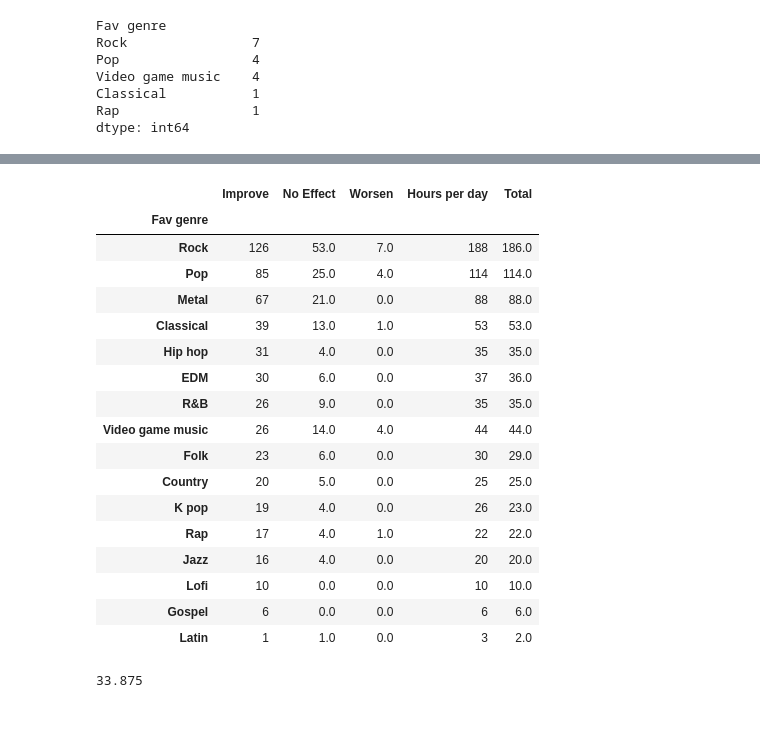
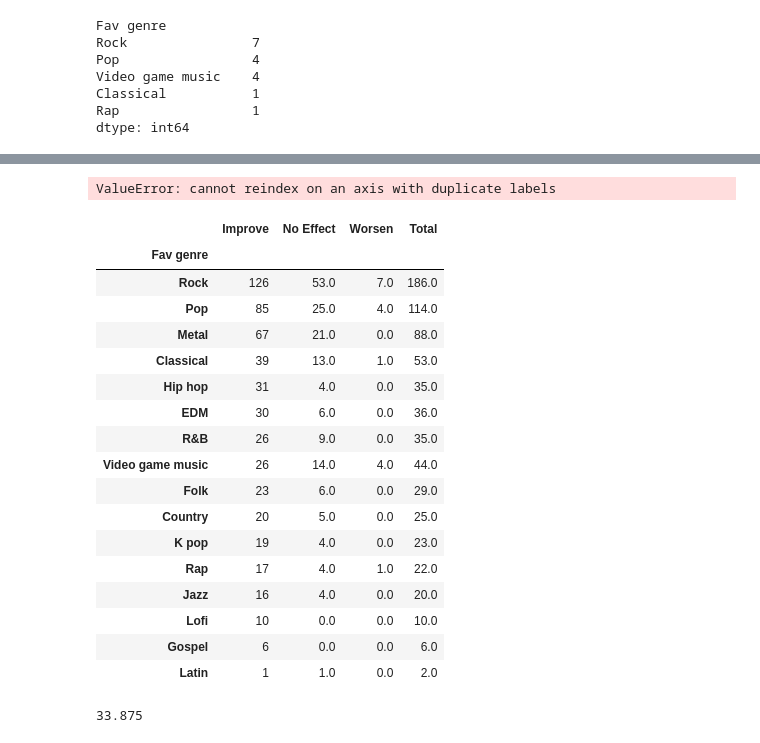
Before and after one commit to TheWizler/project1_group_10, a Jupyter notebook: gabriela's_work/Q1.ipynb, the cells around one changed output, grey strips where cells are left out. Saved outputs shown, nothing was run; the diff lists cells and outputs as text; code cells hidden in the pictures.

```diff
--- a/gabriela's_work/Q1.ipynb
+++ b/gabriela's_work/Q1.ipynb
@@ -67,7 +70,3 @@ Data columns (total 5 columns):
  4   Age_Group      735 non-null    category
 dtypes: category(1), float64(2), object(2)
 memory usage: 24.1+ KB
-# %%
-
-df2=df.set_index(["Age_Group"])["Music effects"]
-df2
@@ -176,0 +282,16 @@ dtype: int64
+# %%
+positive=improve_data.groupby(["Age_Group"]).size()
+nothing=no_effect_data.groupby(["Age_Group"]).size()
+negative=worsen_data.groupby(["Age_Group"]).size()
+hours_effect=pd.DataFrame({
+    "Improve": positive,
+    "No Effect": nothing,
+    "Worsen": negative,
+    "Hours": hours_per_day
+})
+
+
+hours_data=hours_effect.sort_values(by="Age_Group",ascending=True)
+hours_data
+# %% [output]
+ValueError: cannot reindex on an axis with duplicate labels
@@ -177,42 +303,42 @@ dtype: int64
 # %%
 
 effects_data=pd.DataFrame({
     "Improve": improve_data_count,
     "No Effect": no_effect_data_count,
     "Worsen": worsen_data_count,
-    "Hours per day":hours_per_day
+#"Hours per day": hours_per_day
 })
 
 organize_data=effects_data.sort_values(by= "Improve",ascending=False)
 
 organize_data.fillna(0, inplace=True)
 
 organize_data["Total"]=organize_data["Improve"] + organize_data["No Effect"]+ organize_data["Worsen"]
 #for index, row in organize_data.iterrows():
      #total = sum(row)
     #organize_data.at[index, 'Total'] = total
 
 #organize_data.fillna(0, inplace=True)
 organize_data
 # %% [output]
-|  | Improve | No Effect | Worsen | Hours per day | Total |
-| Fav genre |  |  |  |  |  |
-| Rock | 126 | 53.0 | 7.0 | 188 | 186.0 |
-| Pop | 85 | 25.0 | 4.0 | 114 | 114.0 |
-| Metal | 67 | 21.0 | 0.0 | 88 | 88.0 |
-| Classical | 39 | 13.0 | 1.0 | 53 | 53.0 |
-| Hip hop | 31 | 4.0 | 0.0 | 35 | 35.0 |
-| EDM | 30 | 6.0 | 0.0 | 37 | 36.0 |
-| R&B | 26 | 9.0 | 0.0 | 35 | 35.0 |
-| Video game music | 26 | 14.0 | 4.0 | 44 | 44.0 |
-| Folk | 23 | 6.0 | 0.0 | 30 | 29.0 |
-| Country | 20 | 5.0 | 0.0 | 25 | 25.0 |
-| K pop | 19 | 4.0 | 0.0 | 26 | 23.0 |
-| Rap | 17 | 4.0 | 1.0 | 22 | 22.0 |
-| Jazz | 16 | 4.0 | 0.0 | 20 | 20.0 |
-| Lofi | 10 | 0.0 | 0.0 | 10 | 10.0 |
-| Gospel | 6 | 0.0 | 0.0 | 6 | 6.0 |
-| Latin | 1 | 1.0 | 0.0 | 3 | 2.0 |
+|  | Improve | No Effect | Worsen | Total |
+| Fav genre |  |  |  |  |
+| Rock | 126 | 53.0 | 7.0 | 186.0 |
+| Pop | 85 | 25.0 | 4.0 | 114.0 |
+| Metal | 67 | 21.0 | 0.0 | 88.0 |
+| Classical | 39 | 13.0 | 1.0 | 53.0 |
+| Hip hop | 31 | 4.0 | 0.0 | 35.0 |
+| EDM | 30 | 6.0 | 0.0 | 36.0 |
+| R&B | 26 | 9.0 | 0.0 | 35.0 |
+| Video game music | 26 | 14.0 | 4.0 | 44.0 |
+| Folk | 23 | 6.0 | 0.0 | 29.0 |
+| Country | 20 | 5.0 | 0.0 | 25.0 |
+| K pop | 19 | 4.0 | 0.0 | 23.0 |
+| Rap | 17 | 4.0 | 1.0 | 22.0 |
+| Jazz | 16 | 4.0 | 0.0 | 20.0 |
+| Lofi | 10 | 0.0 | 0.0 | 10.0 |
+| Gospel | 6 | 0.0 | 0.0 | 6.0 |
+| Latin | 1 | 1.0 | 0.0 | 2.0 |
 # %%
 organize_data["Improve"].mean()
 # %% [output]
```
Also changed, not shown: parts of 27 cells of this notebook, 3 other files.
